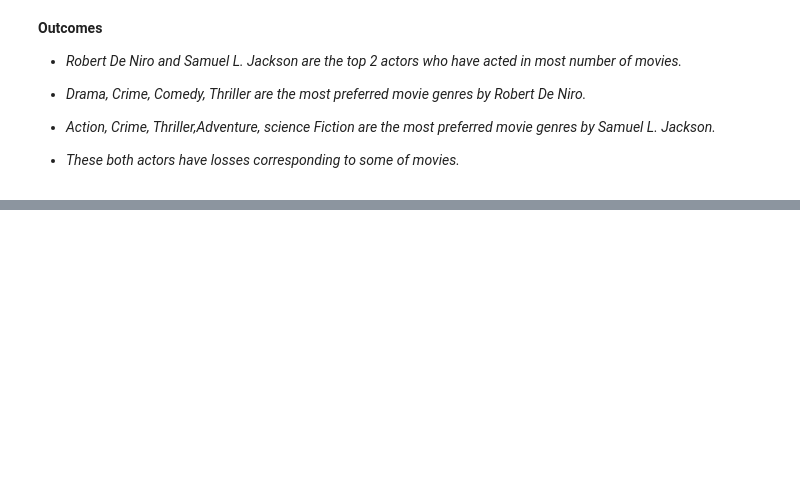
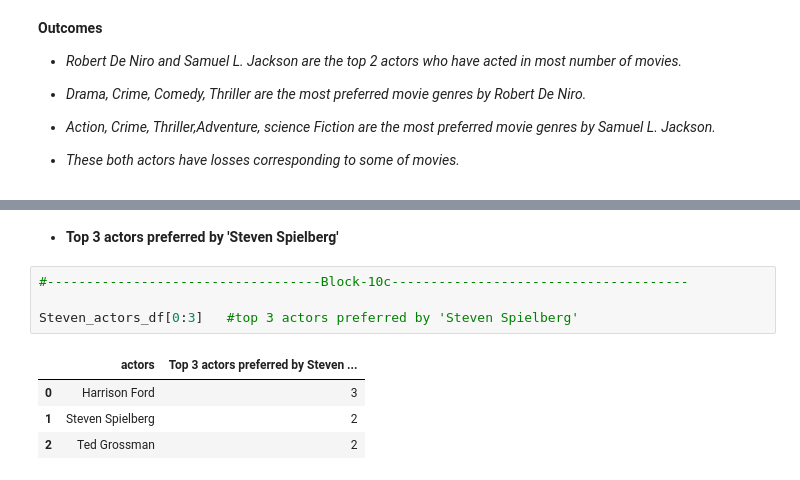
Before and after one commit to gupta4327/EDA_imdb, a Jupyter notebook: IMDB_EDA.ipynb, the cells around one changed output, grey strips where cells are left out. Saved outputs shown, nothing was run; the diff lists cells and outputs as text; blank space fills up the shorter version.

```diff
--- a/IMDB_EDA.ipynb
+++ b/IMDB_EDA.ipynb
@@ -276,0 +363,11 @@ actors_movieprofit_df
+# %% [markdown]
+* **Top 3 actors preferred by 'Steven Spielberg'**
+# %%
+#-----------------------------------Block-10c--------------------------------------
+
+Steven_actors_df[0:3]   #top 3 actors preferred by 'Steven Spielberg'
+# %% [output]
+|  | actors | Top 3 actors preferred by Steven ... |
+| 0 | Harrison Ford | 3 |
+| 1 | Steven Spielberg | 2 |
+| 2 | Ted Grossman | 2 |
```
Also changed, not shown: parts of 14 cells of this notebook.
